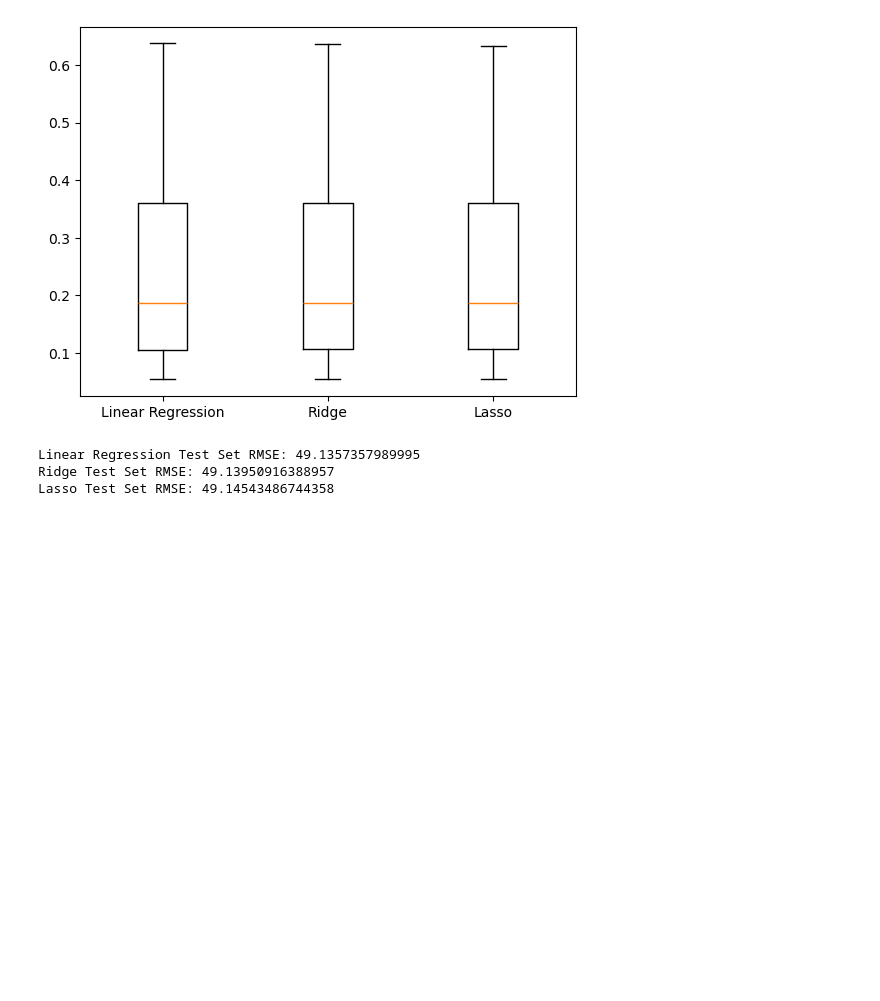
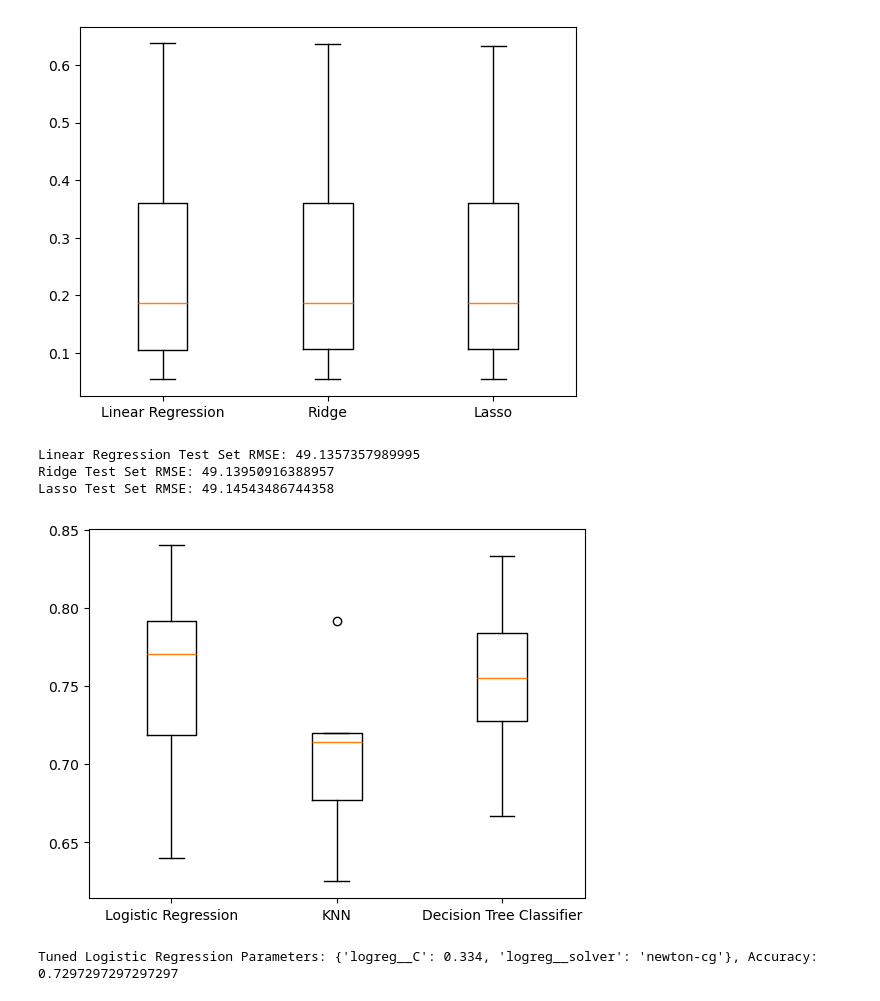
Before and after one commit to saalssall/Machine_Learning_Projects, a Jupyter notebook: Project_6.ipynb, the cells around one changed output. Cells and saved outputs as stored; diff of their text form; code cells hidden in the pictures; blank space fills up the shorter version.

Commit message:
Compare Logistic Regression, KNN, and Decision Tree with cross-validation on Titanic survival

```diff
--- a/Project_6.ipynb
+++ b/Project_6.ipynb
@@ -766,3 +766,70 @@ for name, model in models.items():
 Linear Regression Test Set RMSE: 49.1357357989995
 Ridge Test Set RMSE: 49.13950916388957
 Lasso Test Set RMSE: 49.14543486744358
+# %%
+from sklearn.linear_model import LogisticRegression
+from sklearn.neighbors import KNeighborsClassifier
+from sklearn.tree import DecisionTreeClassifier
+from sklearn.model_selection import cross_val_score, KFold
+import matplotlib.pyplot as plt
+
+# Use Survived as target for classification
+X = titanic_df[["Pclass", "Age", "SibSp", "Parch", "Fare", "Sex"]].values
+y = titanic_df["Survived"].values
+
+X_train, X_test, y_train, y_test = train_test_split(X, y, test_size=0.2, random_state=42)
+
+# Scale the data
+scaler = StandardScaler()
+X_train_scaled = scaler.fit_transform(X_train)
+X_test_scaled = scaler.transform(X_test)
+
+# Create models dictionary
+models = {"Logistic Regression": LogisticRegression(), "KNN": KNeighborsClassifier(), "Decision Tree Classifier": DecisionTreeClassifier()}
+results = []
+
+# Loop through the models' values
+for model in models.values():
+    # Instantiate a KFold object
+    kf = KFold(n_splits=6, random_state=12, shuffle=True)
+    # Perform cross-validation
+    cv_results = cross_val_score(model, X_train_scaled, y_train, cv=kf)
+    results.append(cv_results)
+
+plt.boxplot(results, labels=models.keys())
+plt.show()
+# %% [output]
+[figure, added]
+# %%
+from sklearn.impute import SimpleImputer
+from sklearn.preprocessing import StandardScaler
+from sklearn.linear_model import LogisticRegression
+from sklearn.pipeline import Pipeline
+from sklearn.model_selection import GridSearchCV
+import numpy as np
+
+# Use Survived as target
+X = titanic_df[["Pclass", "Age", "SibSp", "Parch", "Fare", "Sex"]].values
+y = titanic_df["Survived"].values
+
+X_train, X_test, y_train, y_test = train_test_split(X, y, test_size=0.2, random_state=42)
+
+# Create steps
+steps = [("imp_mean", SimpleImputer()),
+         ("scaler", StandardScaler()),
+         ("logreg", LogisticRegression())]
+
+# Set up pipeline
+pipeline = Pipeline(steps)
+params = {"logreg__solver": ["newton-cg", "saga", "lbfgs"],
+          "logreg__C": np.linspace(0.001, 1.0, 10)}
+
+# Create the GridSearchCV object
+tuning = GridSearchCV(pipeline, param_grid=params)
+tuning.fit(X_train, y_train)
+y_pred = tuning.predict(X_test)
+
+# Compute and print performance
+print("Tuned Logistic Regression Parameters: {}, Accuracy: {}".format(tuning.best_params_, tuning.score(X_test, y_test)))
+# %% [output]
+Tuned Logistic Regression Parameters: {'logreg__C': 0.334, 'logreg__solver': 'newton-cg'}, Accuracy: 0.7297297297297297
```
